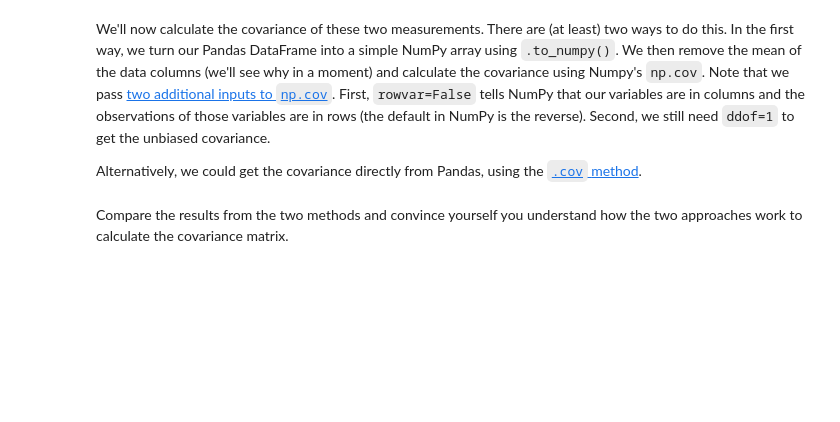
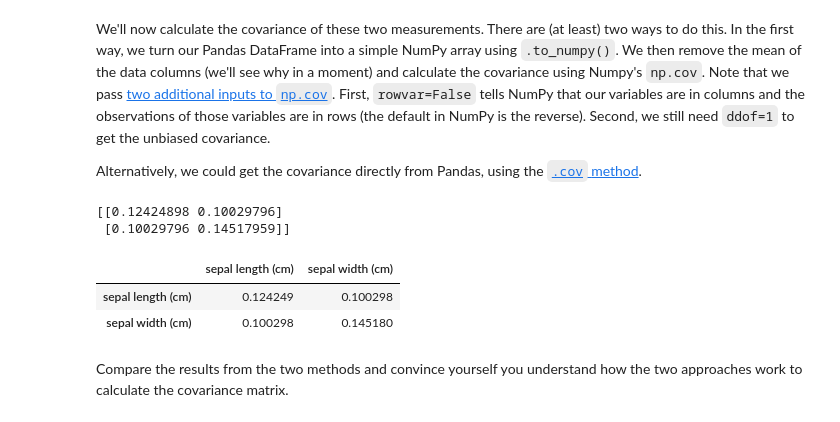
Before and after one commit to kanchukaitis/spatiotemporal_data_analysis, a Jupyter notebook: 04_eofs/eof_with_iris.ipynb, the cells around one changed output. Saved outputs shown, nothing was run; the diff lists cells and outputs as text; code cells hidden in the pictures; blank space fills up the shorter version.

```diff
--- a/04_eofs/eof_with_iris.ipynb
+++ b/04_eofs/eof_with_iris.ipynb
@@ -82,13 +82,22 @@ Alternatively, we could get the covariance directly from Pandas, using the [`.co
 # %%
 # take Pandas dataframe, put into NumPy array, remove mean, calculate covariance
 sepal_array = sepal.to_numpy()
 sepal_array = sepal_array - sepal_array.mean(axis=0)
 
 # covariance from array
 Cn = np.cov(sepal_array,rowvar=False,ddof=1)
 
 # or keep in datafrom, calculate covariance, then move Covariance to NumPy array
 Cp = pd.DataFrame(sepal).cov(ddof=1)
+
+print(Cn)
+Cp
+# %% [output]
+[[0.12424898 0.10029796]
+ [0.10029796 0.14517959]]
+|  | sepal length (cm) | sepal width (cm) |
+| sepal length (cm) | 0.124249 | 0.100298 |
+| sepal width (cm) | 0.100298 | 0.145180 |
 # %% [markdown]
 Compare the results from the two methods and convince yourself you understand how the two approaches work to calculate the covariance matrix.
 # %% [markdown]
```
Also changed, not shown: parts of 2 cells of this notebook.
